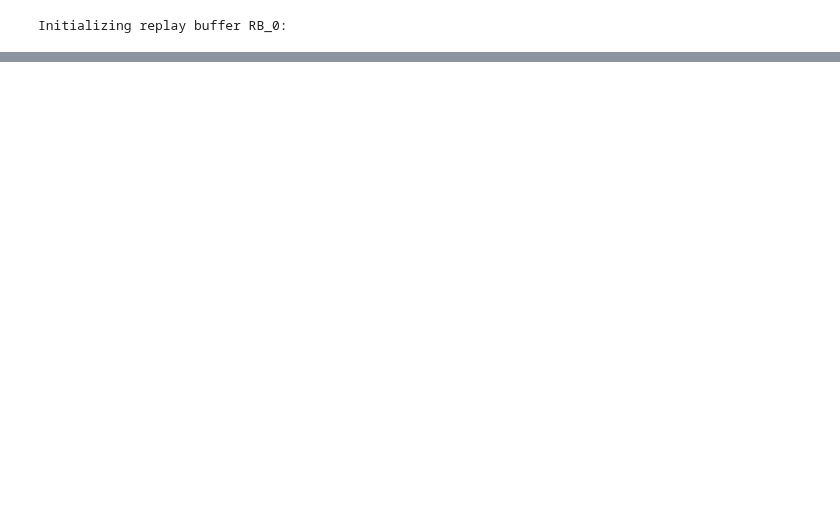
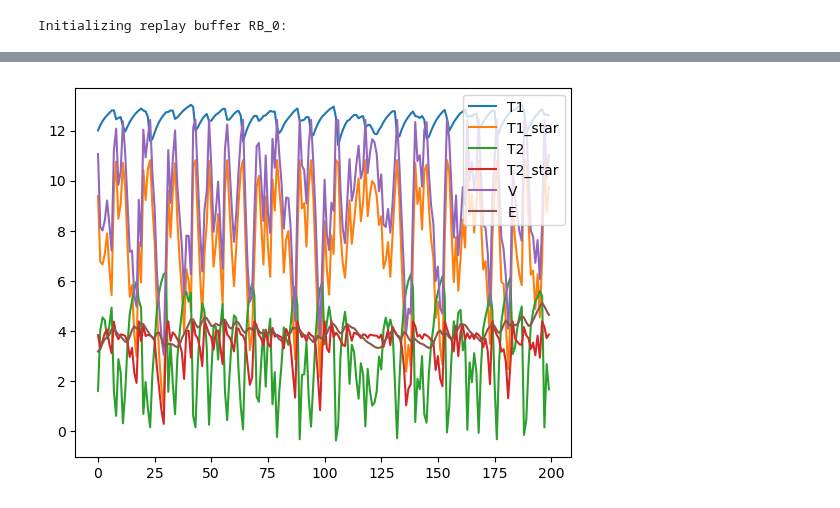
Before and after one commit to SuReLI/hiv_experiment, a Jupyter notebook: 2023/Extra_trees/Extra_trees.ipynb, the cells around one changed output, grey strips where cells are left out. Cells and saved outputs as stored; diff of their text form; code cells hidden in the pictures; blank space fills up the shorter version.

```diff
--- a/2023/Extra_trees/Extra_trees.ipynb
+++ b/2023/Extra_trees/Extra_trees.ipynb
@@ -230,0 +320,4 @@ plot_tree(states, 4)
+# %%
+plot_tree(states, 0)
+# %% [output]
+[figure, added]
```
Also changed, not shown: parts of 14 cells of this notebook.
